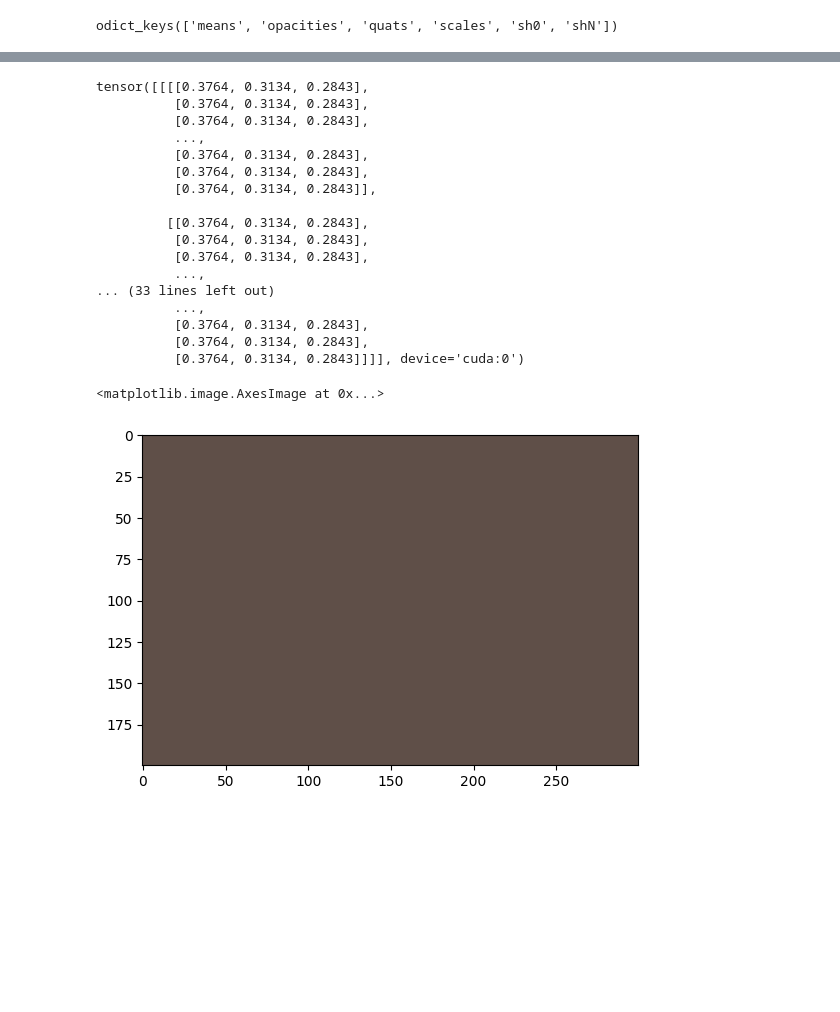
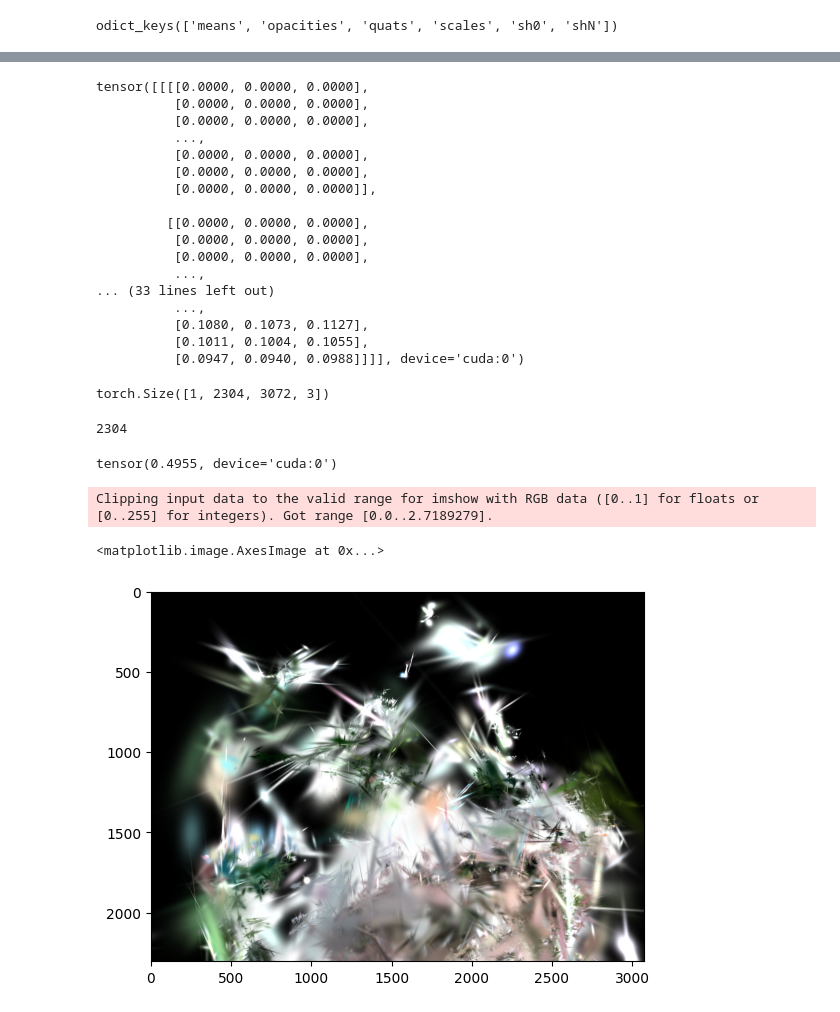
Before and after one commit to farqlia/urban-3d-reconstruction, a Jupyter notebook: notebooks/Rasterization.ipynb, the cells around one changed output, grey strips where cells are left out. Cells and saved outputs as stored; diff of their text form; code cells hidden in the pictures; blank space fills up the shorter version.

Commit message:
to do: rasterize splat function

```diff
--- a/notebooks/Rasterization.ipynb
+++ b/notebooks/Rasterization.ipynb
@@ -19,12 +42,12 @@ odict_keys(['means', 'opacities', 'quats', 'scales', 'sh0', 'shN'])
 viewmats = torch.eye(4, device=device)[None, :, :]
 Ks = torch.tensor([
    [300., 0., 150.], [0., 300., 100.], [0., 0., 1.]], device=device)[None, :, :]
-# %%
-width, height = 300, 200
 # %%
 n = len(g_model['splats']['means'])
 means = g_model['splats']['means'][:n]
 quats = g_model['splats']['quats'][:n]
-opacities = g_model['splats']['opacities'][:n]
-scales = g_model['splats']['scales'][:n]
+opacities = torch.sigmoid(g_model['splats']['opacities'][:n])
+scales = torch.exp(g_model['splats']['scales'][:n])
 sh0 = g_model['splats']['sh0'][:n]
+# %%
+colors = torch.cat([g_model['splats']["sh0"], g_model['splats']["shN"]], 1)[:n]
@@ -31,33 +58,46 @@ sh0 = g_model['splats']['sh0'][:n]
 # %%
-colors, alphas, meta = rasterization(
+rendered_colors, rendered_alphas, meta = rasterization(
    means=means, quats=quats, scales=scales, opacities=opacities,
-    colors=sh0, viewmats=viewmats, Ks=Ks, width=width, height=height, sh_degree=0
+    colors=colors, viewmats=w2c, Ks=intrinsic_matrix, width=width, height=height, sh_degree=0
 )
 # %%
-colors
+rendered_colors
 # %% [output]
-tensor([[[[0.3764, 0.3134, 0.2843],
-          [0.3764, 0.3134, 0.2843],
-          [0.3764, 0.3134, 0.2843],
+tensor([[[[0.0000, 0.0000, 0.0000],
+          [0.0000, 0.0000, 0.0000],
+          [0.0000, 0.0000, 0.0000],
           ...,
-          [0.3764, 0.3134, 0.2843],
-          [0.3764, 0.3134, 0.2843],
-          [0.3764, 0.3134, 0.2843]],
+          [0.0000, 0.0000, 0.0000],
+          [0.0000, 0.0000, 0.0000],
+          [0.0000, 0.0000, 0.0000]],
 
-         [[0.3764, 0.3134, 0.2843],
-          [0.3764, 0.3134, 0.2843],
-          [0.3764, 0.3134, 0.2843],
+         [[0.0000, 0.0000, 0.0000],
+          [0.0000, 0.0000, 0.0000],
+          [0.0000, 0.0000, 0.0000],
           ...,
 ... (33 lines left out)
           ...,
-          [0.3764, 0.3134, 0.2843],
-          [0.3764, 0.3134, 0.2843],
-          [0.3764, 0.3134, 0.2843]]]], device='cuda:0')
+          [0.1080, 0.1073, 0.1127],
+          [0.1011, 0.1004, 0.1055],
+          [0.0947, 0.0940, 0.0988]]]], device='cuda:0')
+# %%
+rendered_colors.shape
+# %% [output]
+torch.Size([1, 2304, 3072, 3])
+# %%
+height
+# %% [output]
+2304
+# %%
+rendered_alphas[0].mean()
+# %% [output]
+tensor(0.4955, device='cuda:0')
 # %%
-plt.imshow(colors.cpu().numpy()[0])
+plt.imshow(rendered_colors.cpu().numpy()[0])
 # %% [output]
-<matplotlib.image.AxesImage at 0x...>
+Clipping input data to the valid range for imshow with RGB data ([0..1] for floats or [0..255] for integers). Got range [0.0..2.7189279].
+<matplotlib.image.AxesImage at 0x...>
-[figure, old version]
+[figure, new version]
 # %%
 w2c = np.concatenate([img_cam.matrix(), bottom])
 
```
Also changed, not shown: parts of 10 cells of this notebook.
